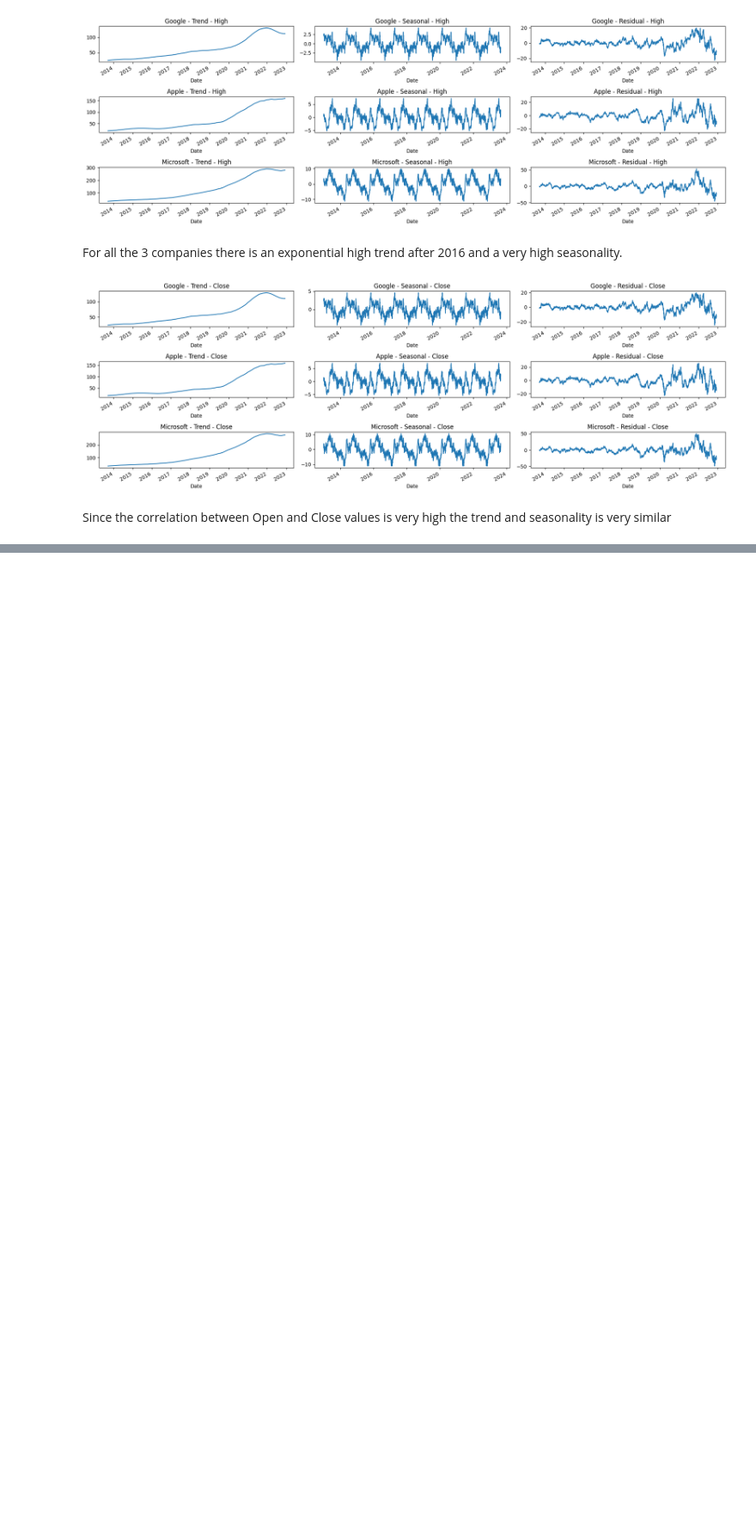
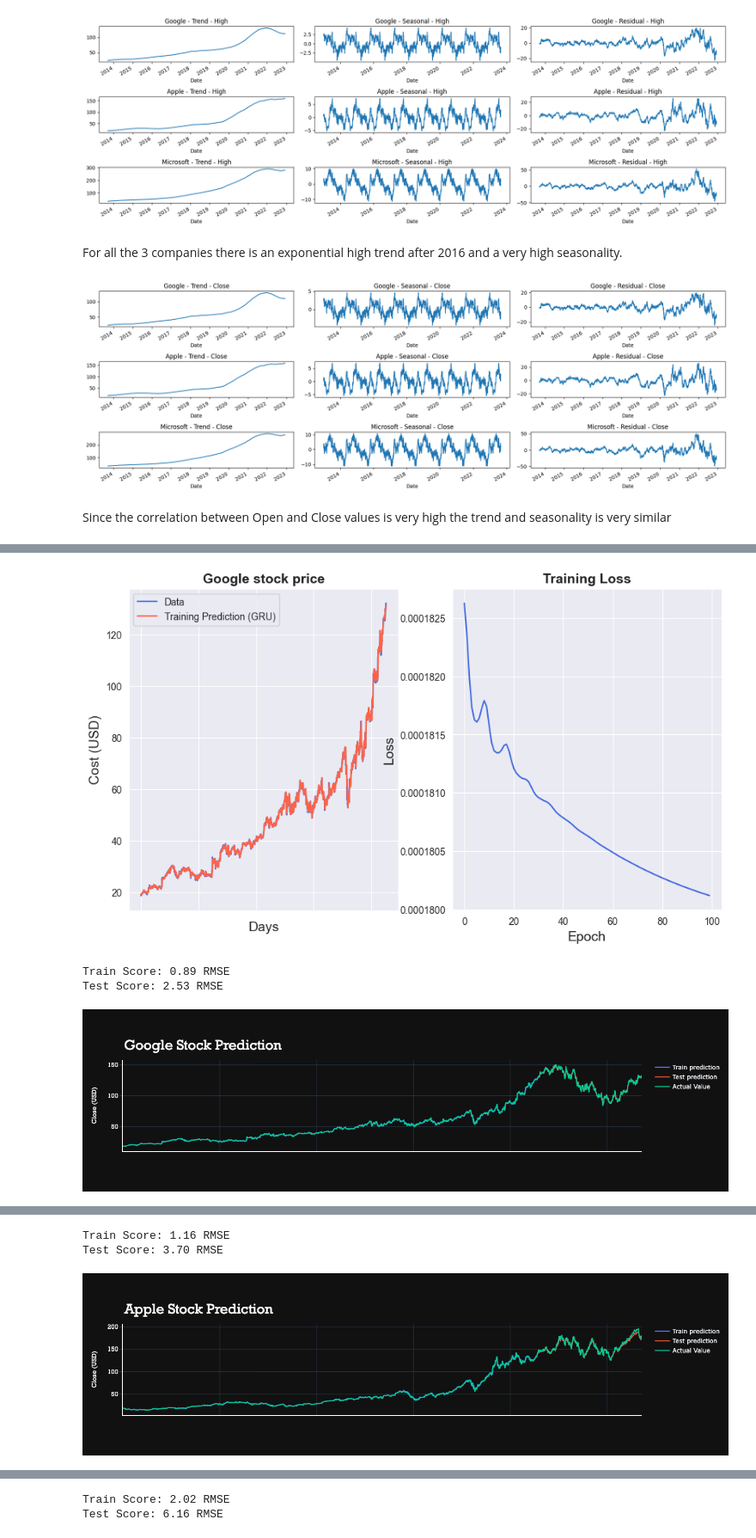
Before and after one commit to GuglielmoCerri/DeepStockForecast, a Jupyter notebook: Stock_market_forecasting.ipynb, the cells around one changed output, grey strips where cells are left out. Shown at 86% size. Drawn from its saved outputs; the diff is of its cells as text; code cells hidden in the pictures; blank space fills up the shorter version.

Commit message:
Completed Time Series Forecasting

```diff
--- a/Stock_market_forecasting.ipynb
+++ b/Stock_market_forecasting.ipynb
@@ -160,0 +208,4 @@ Since the correlation between Open and Close values is very high the trend and s
+# %%
+model = GRU(input_dim=input_dim, hidden_dim=hidden_dim, output_dim=output_dim, num_layers=num_layers)
+criterion = torch.nn.MSELoss(reduction='mean')
+optimiser = torch.optim.Adam(model.parameters(), lr=0.01)
@@ -160,0 +264,9 @@ Since the correlation between Open and Close values is very high the trend and s
+# %%
+def print_scores(y_train_pred, y_train_gru, y_test_pred, y_test_gru, scaler):
+    # Calculate root mean squared error
+    trainScore = math.sqrt(mean_squared_error(y_train[:, 0], y_train_pred[:, 0]))
+    print('Train Score: %.2f RMSE' % (trainScore))
+    testScore = math.sqrt(mean_squared_error(y_test[:, 0], y_test_pred[:, 0]))
+    print('Test Score: %.2f RMSE' % (testScore))
+
+    return None
@@ -160,0 +340,58 @@ Since the correlation between Open and Close values is very high the trend and s
+# %%
+scaler = MinMaxScaler(feature_range=(-1, 1))
+# %%
+lookback = 20 # sequence length
+# %%
+for data in dataset:
+    print(colored(f'********* {data.upper()} *********','red'))
+
+    # get the close value price we want to predict
+    price = dataset[data][['Close']].reset_index(drop=True).copy()
+    price['Close'] = scaler.fit_transform(price['Close'].values.reshape(-1, 1))
+
+    # split dataset
+    x_train, y_train, x_test, y_test = split_data(price, lookback)
+    print(f'x_train: {x_train.shape} \ny_train: {y_train.shape}')
+    print(f'x_test: {x_test.shape} \ny_test: {y_test.shape}')
+
+    # convert to pytorch tensor
+    x_train = torch.from_numpy(x_train).type(torch.Tensor)
+    x_test = torch.from_numpy(x_test).type(torch.Tensor)
+    y_train_gru = torch.from_numpy(y_train).type(torch.Tensor)
+    y_test_gru = torch.from_numpy(y_test).type(torch.Tensor)
+
+    # training process
+    loss_history = np.zeros(num_epochs)
+    start_time = time.time()
+
+    for t in range(num_epochs):
+        y_train_pred = model(x_train)
+
+        loss = criterion(y_train_pred, y_train_gru)
+        print("Epoch ", t, "MSE: ", loss.item())
+        loss_history[t] = loss.item()
+
+        optimiser.zero_grad()
+        loss.backward()
+        optimiser.step()
+
+    print(f"Training time: {round(time.time()-start_time)}s")
+
+    # plot the training results
+    predicted_data = pd.DataFrame(scaler.inverse_transform(y_train_pred.detach().numpy()))
+    original_data = pd.DataFrame(scaler.inverse_transform(y_train_gru.detach().numpy()))
+    plot_results(original_data, predicted_data, loss_history, data.capitalize())
+
+    # make predictions
+    y_test_pred = model(x_test)
+
+    # invert predictions
+    y_train_pred, y_train, y_test_pred, y_test = invert_predictions(y_train_pred, y_train_gru, y_test_pred, y_test_gru)
+
+    # print score on train and test set
+    print_scores(y_train_pred, y_train_gru, y_test_pred, y_test_gru, scaler)
+
+    # generate a pandas dataframe to plot
+    result_dataframe = format_dataframe(y_train_pred, y_test_pred, price, scaler, lookback)
+    show_interactive_plot(result_dataframe, data.capitalize())
+# %% [output]
@@ -160,0 +415,4 @@ Since the correlation between Open and Close values is very high the trend and s
+[figure, added]
+Train Score: 0.89 RMSE
+Test Score: 2.53 RMSE
+[figure, added]
@@ -160,0 +437,3 @@ Since the correlation between Open and Close values is very high the trend and s
+Train Score: 1.16 RMSE
+Test Score: 3.70 RMSE
+[figure, added]
@@ -160,0 +458,2 @@ Since the correlation between Open and Close values is very high the trend and s
+Train Score: 2.02 RMSE
+Test Score: 6.16 RMSE
```
Also changed, not shown: parts of 19 cells of this notebook.
